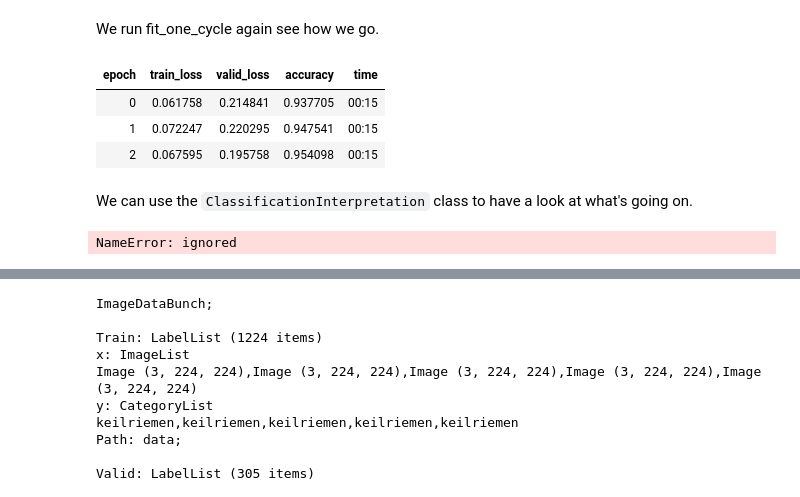
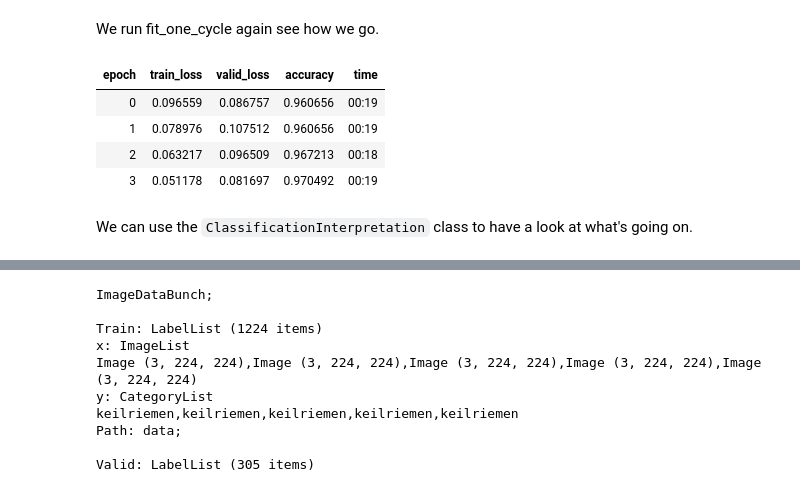
Before and after one commit to FelixBey/demo_fastai, a Jupyter notebook: demo_fastai.ipynb, the cells around one changed output, grey strips where cells are left out. Drawn from its saved outputs; the diff is of its cells as text; code cells hidden in the pictures.

```diff
--- a/demo_fastai.ipynb
+++ b/demo_fastai.ipynb
@@ -248,19 +249,18 @@ LR Finder is complete, type {learner_name}.recorder.plot() to see the graph.
 # %% [markdown]
 We run fit_one_cycle again see how we go.
 # %%
-learn.fit_one_cycle(3, max_lr=slice(3e-5,3e-4))
+learn.fit_one_cycle(4, max_lr=slice(3e-5,3e-4))
 # %% [output]
 | epoch | train_loss | valid_loss | accuracy | time |
-| 0 | 0.061758 | 0.214841 | 0.937705 | 00:15 |
-| 1 | 0.072247 | 0.220295 | 0.947541 | 00:15 |
-| 2 | 0.067595 | 0.195758 | 0.954098 | 00:15 |
+| 0 | 0.096559 | 0.086757 | 0.960656 | 00:19 |
+| 1 | 0.078976 | 0.107512 | 0.960656 | 00:19 |
+| 2 | 0.063217 | 0.096509 | 0.967213 | 00:18 |
+| 3 | 0.051178 | 0.081697 | 0.970492 | 00:19 |
 # %%
 learn.save('stage-2')
 # %% [markdown]
 We can use the `ClassificationInterpretation` class to have a look at what's going on.
 # %%
-learn.load('stage-1');
+#learn.load('stage-1');
-# %% [output]
-NameError: ignored
 # %%
 learn.show_results()
```
Also changed, not shown: parts of 19 cells of this notebook.
